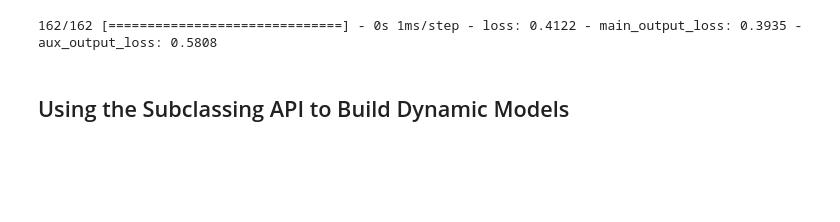
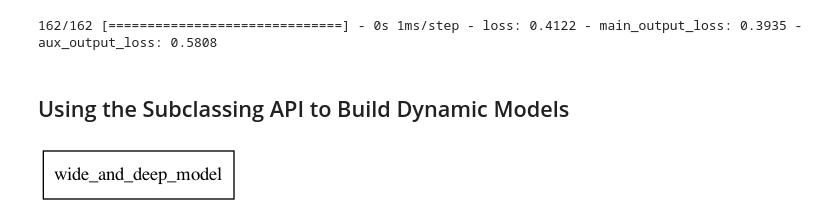
Before and after one commit to efiegel/ml-geron, a Jupyter notebook: Chapter_10_Introduction_to_Artificial_Neural_Networks_with_Keras.ipynb, the cells around one changed output. Cells and saved outputs as stored; diff of their text form; code cells hidden in the pictures; blank space fills up the shorter version.

```diff
--- a/Chapter_10_Introduction_to_Artificial_Neural_Networks_with_Keras.ipynb
+++ b/Chapter_10_Introduction_to_Artificial_Neural_Networks_with_Keras.ipynb
@@ -371,3 +371,26 @@ total_loss, main_loss, aux_loss = model.evaluate(
 y_pred_main, y_pred_aux = model.predict([X_new_A, X_new_B])
 # %% [markdown]
 ## Using the Subclassing API to Build Dynamic Models
+# %%
+class WideAndDeepModel(keras.Model):
+    def __init__(self, units=30, activation="relu", **kwargs):
+        super().__init__(**kwargs) # for standard args like name
+        self.hidden1 = keras.layers.Dense(units, activation=activation)
+        self.hidden2 = keras.layers.Dense(units, activation=activation)
+        self.main_output = keras.layers.Dense(1)
+        self.aux_output = keras.layers.Dense(1)
+
+    def call(self, inputs):
+        input_A, input_B = inputs
+        hidden1 = self.hidden1(input_B)
+        hidden2 = self.hidden2(hidden1)
+        concat = keras.layers.concatenate([input_A, hidden2])
+        main_output = self.main_output(concat)
+        aux_output = self.aux_output(hidden2)
+        return main_output, aux_output
+
+model = WideAndDeepModel()
+# %%
+keras.utils.plot_model(model)
+# %% [output]
+[figure, added]
```
Also changed, not shown: parts of 17 cells of this notebook, 1 other file.
